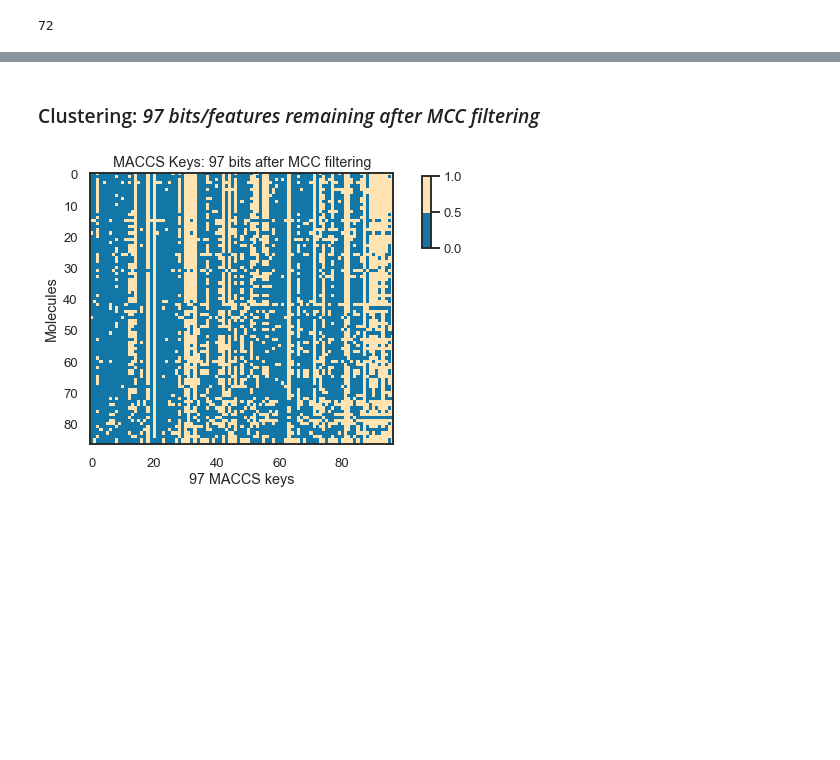
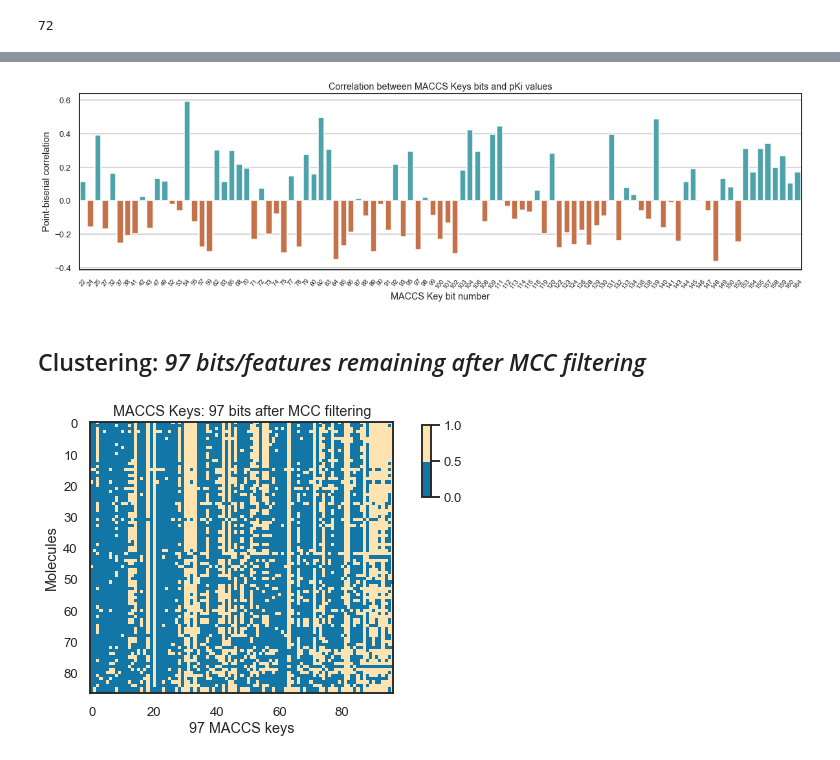
Before and after one commit to jRicciL/ERK2_notebooks, a Jupyter notebook: X_Reviewing_Fourches_work/7_Feature_Selection_RDKit_descriptors.ipynb, the cells around one changed output, grey strips where cells are left out. Cells and saved outputs as stored; diff of their text form; code cells hidden in the pictures; blank space fills up the shorter version.

```diff
--- a/X_Reviewing_Fourches_work/7_Feature_Selection_RDKit_descriptors.ipynb
+++ b/X_Reviewing_Fourches_work/7_Feature_Selection_RDKit_descriptors.ipynb
@@ -330,5 +405,27 @@ len(set(X_maccs_flt_phi.columns.tolist()) & set(X_maccs_flt_tan.columns.tolist()
+# %%
+maccs_keys_corr_values_with_pki = [pointbiserialr(bit, df_maccs_all.pKi)
+                                   for i, bit in X_maccs_flt_phi.iteritems()]
+
+df_maccs_corr_pb_pki = pd.DataFrame({
+          'bit': X_maccs_flt_phi.columns,
+          'corr_pb': [i.correlation for i in maccs_keys_corr_values_with_pki],
+          'p_value': [i.pvalue for i in maccs_keys_corr_values_with_pki],
+          'significative': [i.pvalue < 0.05 for i in maccs_keys_corr_values_with_pki]
+         })
+# %%
+# plot  correlation values
+color_palette = ['#3eb0ba' if i > 0 else '#da6a34' for i in df_maccs_corr_pb_pki.corr_pb]
+fig, ax = plt.subplots(figsize=(20, 5))
+sns.barplot(x='bit', y = 'corr_pb', data=df_maccs_corr_pb_pki, palette=color_palette, ax=ax)
+ax.set_xticklabels(df_maccs_corr_pb_pki.bit, rotation=50, fontdict={'fontsize': 10})
+ax.set(ylabel='Point-biserial correlation', xlabel='MACCS Key bit number',
+       title='Correlation between MACCS Keys bits and pKi values')
+plt.grid(axis='y')
+plt.show()
+# %% [output]
+[figure, added]
 # %% [markdown]
-### Clustering: *97 bits/features remaining after MCC filtering*
+## Clustering: *97 bits/features remaining after MCC filtering*
 # %%
 fig, ax = plt.subplots(figsize=(6, 5))
 ax.imshow(X_maccs_flt_phi, cmap=cmap_heatmap)
```
Also changed, not shown: parts of 14 cells of this notebook.
